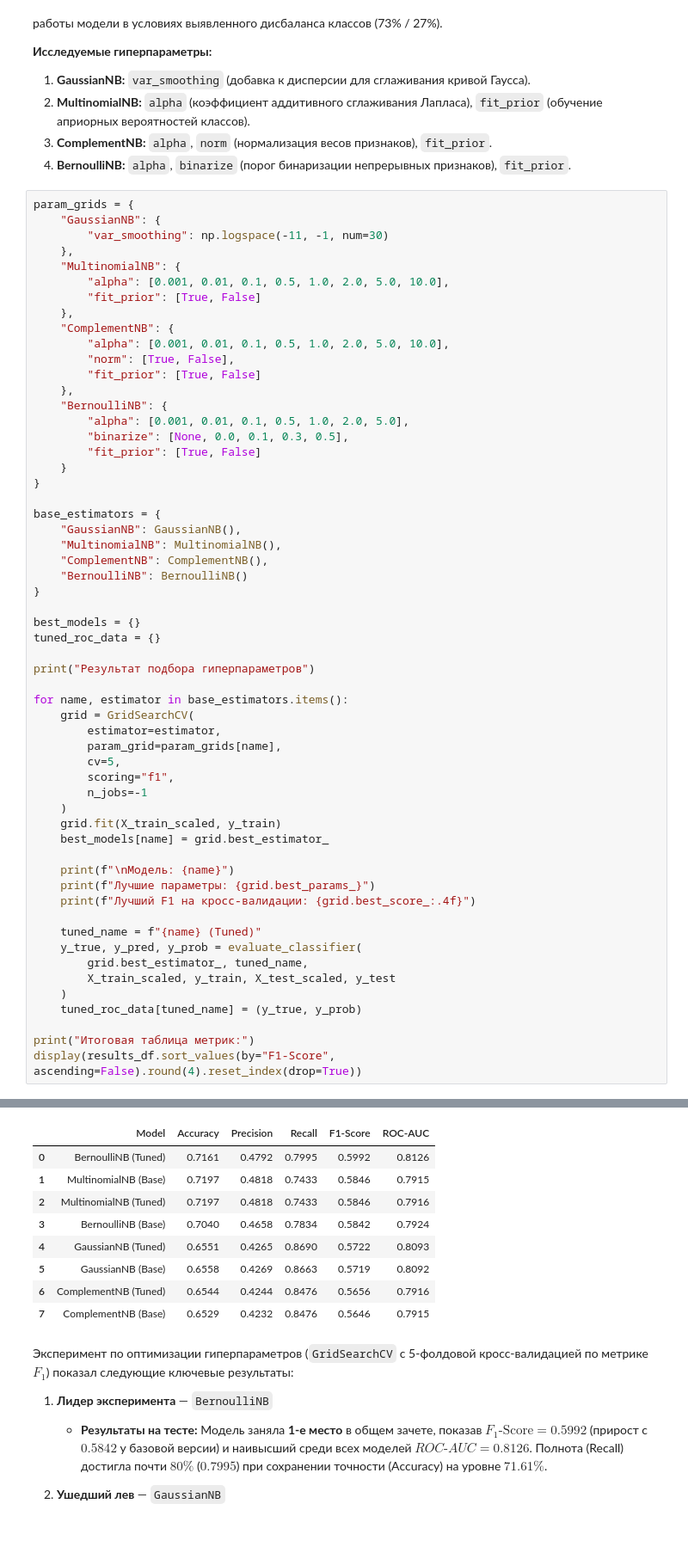
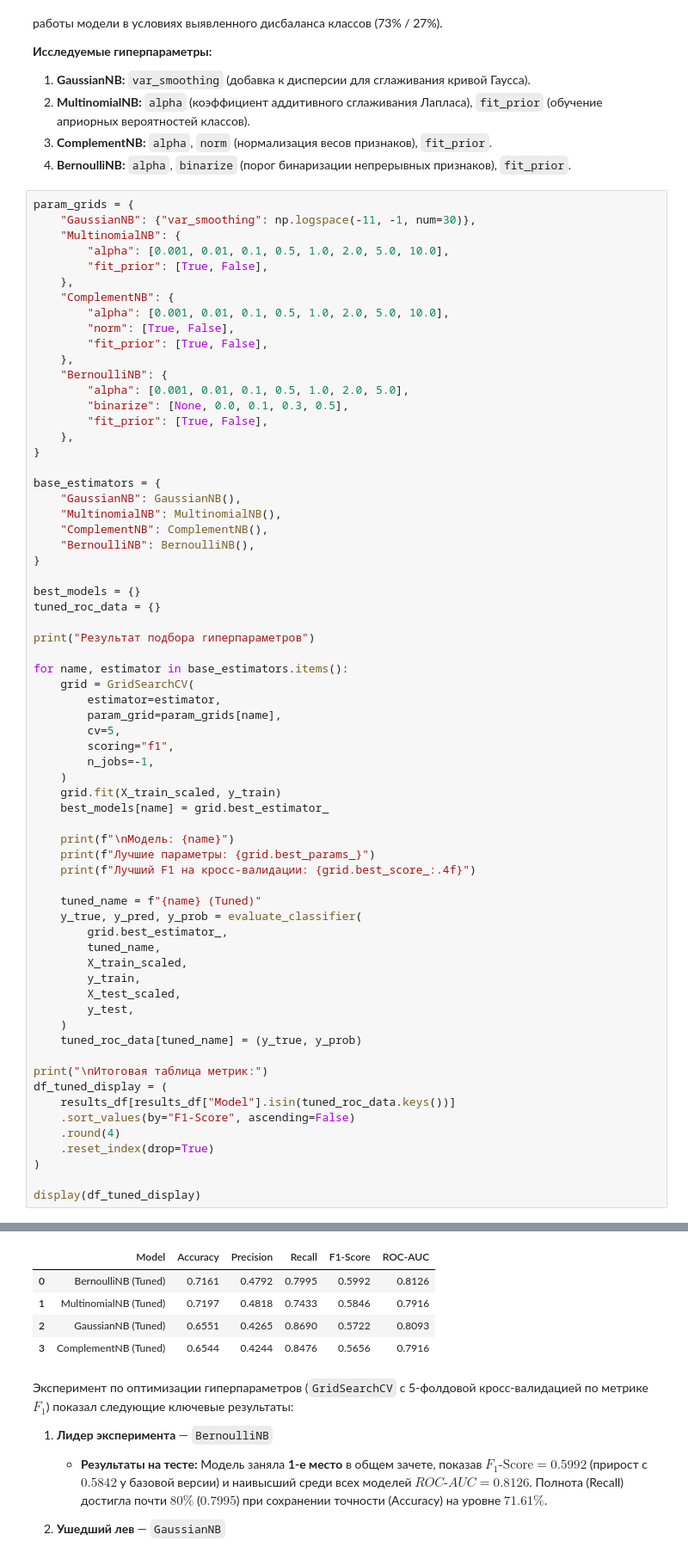
Before and after one commit to Lavrous/ML_LAB2_True, a Jupyter notebook: notebook/Lab2.ipynb, the cells around one changed output, grey strips where cells are left out. Shown at 86% size. Saved outputs shown, nothing was run; the diff lists cells and outputs as text; blank space fills up the shorter version.

```diff
--- a/notebook/Lab2.ipynb
+++ b/notebook/Lab2.ipynb
@@ -348,30 +356,28 @@ plt.show()
 4. **BernoulliNB:** `alpha`, `binarize` (порог бинаризации непрерывных признаков), `fit_prior`.
 # %%
 param_grids = {
-    "GaussianNB": {
-        "var_smoothing": np.logspace(-11, -1, num=30)
-    },
+    "GaussianNB": {"var_smoothing": np.logspace(-11, -1, num=30)},
     "MultinomialNB": {
         "alpha": [0.001, 0.01, 0.1, 0.5, 1.0, 2.0, 5.0, 10.0],
-        "fit_prior": [True, False]
+        "fit_prior": [True, False],
     },
     "ComplementNB": {
         "alpha": [0.001, 0.01, 0.1, 0.5, 1.0, 2.0, 5.0, 10.0],
         "norm": [True, False],
-        "fit_prior": [True, False]
+        "fit_prior": [True, False],
     },
     "BernoulliNB": {
         "alpha": [0.001, 0.01, 0.1, 0.5, 1.0, 2.0, 5.0],
         "binarize": [None, 0.0, 0.1, 0.3, 0.5],
-        "fit_prior": [True, False]
-    }
+        "fit_prior": [True, False],
+    },
 }
 
 base_estimators = {
     "GaussianNB": GaussianNB(),
     "MultinomialNB": MultinomialNB(),
     "ComplementNB": ComplementNB(),
-    "BernoulliNB": BernoulliNB()
+    "BernoulliNB": BernoulliNB(),
 }
 
 best_models = {}
@@ -385,7 +391,7 @@ for name, estimator in base_estimators.items():
         param_grid=param_grids[name],
         cv=5,
         scoring="f1",
-        n_jobs=-1
+        n_jobs=-1,
     )
     grid.fit(X_train_scaled, y_train)
     best_models[name] = grid.best_estimator_
@@ -396,13 +402,24 @@ for name, estimator in base_estimators.items():
 
     tuned_name = f"{name} (Tuned)"
     y_true, y_pred, y_prob = evaluate_classifier(
-        grid.best_estimator_, tuned_name,
-        X_train_scaled, y_train, X_test_scaled, y_test
+        grid.best_estimator_,
+        tuned_name,
+        X_train_scaled,
+        y_train,
+        X_test_scaled,
+        y_test,
     )
     tuned_roc_data[tuned_name] = (y_true, y_prob)
 
-print("Итоговая таблица метрик:")
-display(results_df.sort_values(by="F1-Score", ascending=False).round(4).reset_index(drop=True))
+print("\nИтоговая таблица метрик:")
+df_tuned_display = (
+    results_df[results_df["Model"].isin(tuned_roc_data.keys())]
+    .sort_values(by="F1-Score", ascending=False)
+    .round(4)
+    .reset_index(drop=True)
+)
+
+display(df_tuned_display)
 # %% [output]
 Результат подбора гиперпараметров
 
@@ -424,13 +442,9 @@ display(results_df.sort_values(by="F1-Score", ascending=False).round(4).reset_in
 Итоговая таблица метрик:
 |  | Model | Accuracy | Precision | Recall | F1-Score | ROC-AUC |
 | 0 | BernoulliNB (Tuned) | 0.7161 | 0.4792 | 0.7995 | 0.5992 | 0.8126 |
-| 1 | MultinomialNB (Base) | 0.7197 | 0.4818 | 0.7433 | 0.5846 | 0.7915 |
-| 2 | MultinomialNB (Tuned) | 0.7197 | 0.4818 | 0.7433 | 0.5846 | 0.7916 |
-| 3 | BernoulliNB (Base) | 0.7040 | 0.4658 | 0.7834 | 0.5842 | 0.7924 |
-| 4 | GaussianNB (Tuned) | 0.6551 | 0.4265 | 0.8690 | 0.5722 | 0.8093 |
-| 5 | GaussianNB (Base) | 0.6558 | 0.4269 | 0.8663 | 0.5719 | 0.8092 |
-| 6 | ComplementNB (Tuned) | 0.6544 | 0.4244 | 0.8476 | 0.5656 | 0.7916 |
-| 7 | ComplementNB (Base) | 0.6529 | 0.4232 | 0.8476 | 0.5646 | 0.7915 |
+| 1 | MultinomialNB (Tuned) | 0.7197 | 0.4818 | 0.7433 | 0.5846 | 0.7916 |
+| 2 | GaussianNB (Tuned) | 0.6551 | 0.4265 | 0.8690 | 0.5722 | 0.8093 |
+| 3 | ComplementNB (Tuned) | 0.6544 | 0.4244 | 0.8476 | 0.5656 | 0.7916 |
 # %% [markdown]
 Эксперимент по оптимизации гиперпараметров (`GridSearchCV` с 5-фолдовой кросс-валидацией по метрике $F_1$) показал следующие ключевые результаты:
 
```
Also changed, not shown: parts of 23 cells of this notebook.
